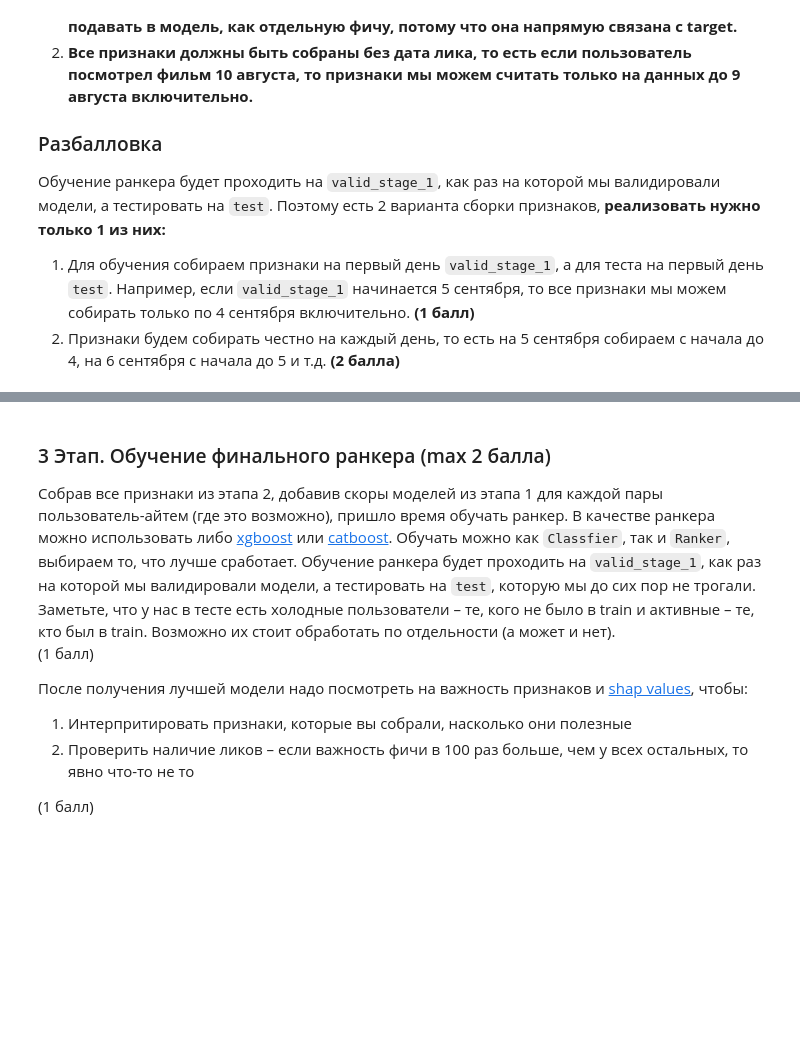
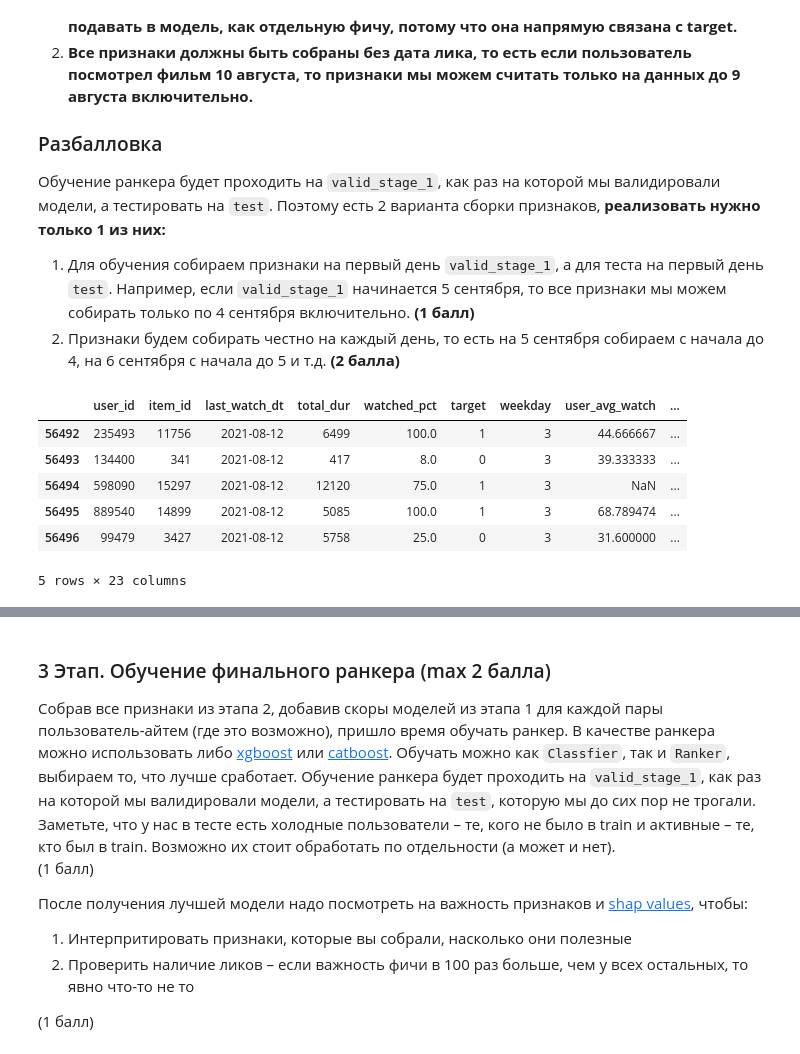
Before and after one commit to TaniaZharova2205/HSE, a Jupyter notebook: Recsis_1(3-4)/DZ3/HSE_RecSys_HW3.ipynb, the cells around one changed output, grey strips where cells are left out. Drawn from its saved outputs; the diff is of its cells as text; code cells hidden in the pictures; blank space fills up the shorter version.

```diff
--- a/Recsis_1(3-4)/DZ3/HSE_RecSys_HW3.ipynb
+++ b/Recsis_1(3-4)/DZ3/HSE_RecSys_HW3.ipynb
@@ -60,6 +76,9 @@ Downloading...
 From: https://drive.google.com/file/d/11iz3xDh0IIoEIBY0dyRSvByY3qfiT3BG/view?usp=drive_link
 To: d:\HSE\Recsis_1(3-4)\DZ3\test.csv
 'test.csv'
+# %%
+users_df = pd.read_csv('users.csv')
+items_df = pd.read_csv('items.csv')
 # %% [markdown]
 
 
@@ -81,0 +105,3 @@ train_df.last_watch_dt.max()
+# %%
+train_df['last_watch_dt'] = pd.to_datetime(train_df.last_watch_dt)
+test_df['last_watch_dt'] = pd.to_datetime(test_df.last_watch_dt)
@@ -82,8 +112,10 @@ train_df.last_watch_dt.max()
 # %%
 # Преобразование временных меток
-train_df['weekday'] = pd.to_datetime(train_df.last_watch_dt).dt.weekday
-test_df['weekday'] = pd.to_datetime(test_df.last_watch_dt).dt.weekday
+train_df['weekday'] = train_df.last_watch_dt.dt.weekday
+test_df['weekday'] = test_df.last_watch_dt.dt.weekday
 train_df = train_df.sort_values('last_watch_dt')
+test_df = test_df.sort_values('last_watch_dt')
+
 
 train_stage_1 = train_df.loc[(train_df.last_watch_dt < '2021-08-06')].copy()
 valid_stage_1 = train_df.loc[train_df.last_watch_dt >= '2021-08-06'].copy()
@@ -382,0 +478,22 @@ test_df_with_features = # YOUR CODE IS HERE
+# %%
+# Генерация признаков для train и test
+def generate_features_for_dates(df, users_df, items_df):
+    dates = df['last_watch_dt'].dt.date.unique()
+    features = []
+    for date in tqdm(dates):
+        date = pd.Timestamp(date)
+        featured = generate_features(df, users_df, items_df, date)
+        features.append(featured)
+    return pd.concat(features)
+train_df_with_features = generate_features_for_dates(train_df, users_df, items_df)
+test_df_with_features = generate_features_for_dates(test_df, users_df, items_df)
+# %%
+train_df_with_features.tail()
+# %% [output]
+|  | user_id | item_id | last_watch_dt | total_dur | watched_pct | target | weekday | user_avg_watch | ... |
+| 56492 | 235493 | 11756 | 2021-08-12 | 6499 | 100.0 | 1 | 3 | 44.666667 | ... |
+| 56493 | 134400 | 341 | 2021-08-12 | 417 | 8.0 | 0 | 3 | 39.333333 | ... |
+| 56494 | 598090 | 15297 | 2021-08-12 | 12120 | 75.0 | 1 | 3 | NaN | ... |
+| 56495 | 889540 | 14899 | 2021-08-12 | 5085 | 100.0 | 1 | 3 | 68.789474 | ... |
+| 56496 | 99479 | 3427 | 2021-08-12 | 5758 | 25.0 | 0 | 3 | 31.600000 | ... |
+5 rows × 23 columns
```
Also changed, not shown: parts of 19 cells of this notebook, 26 other files.
